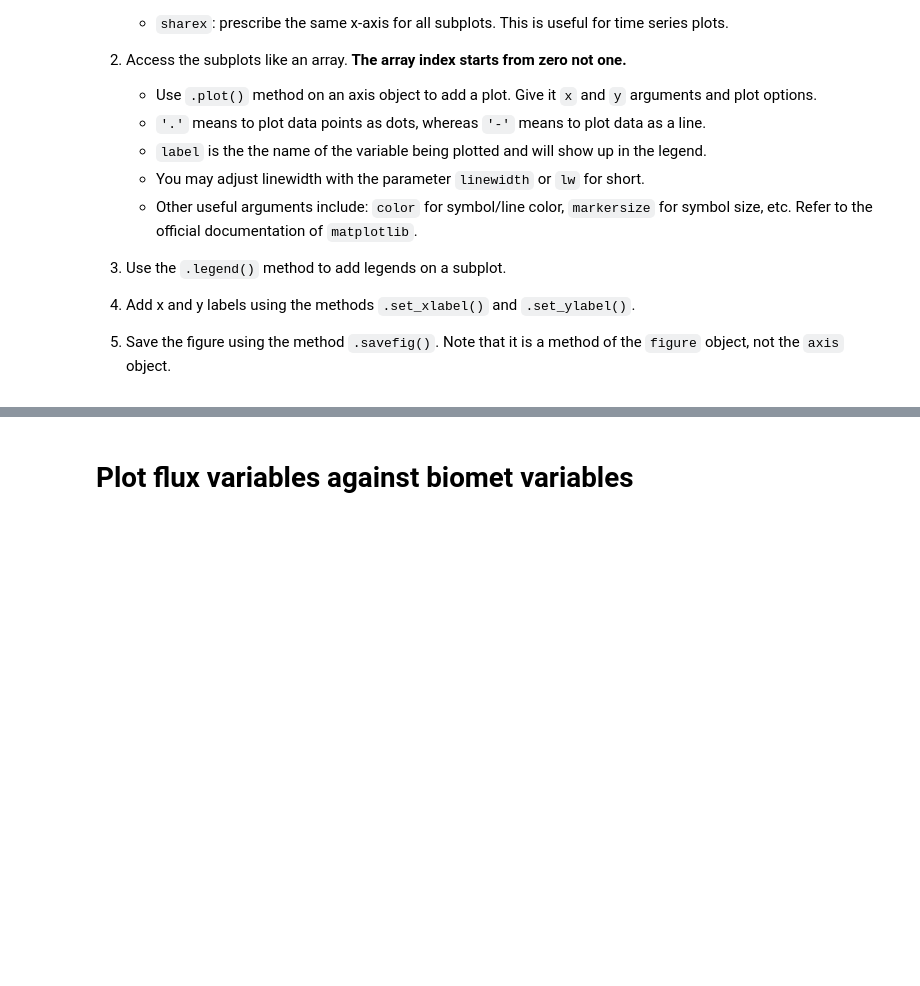
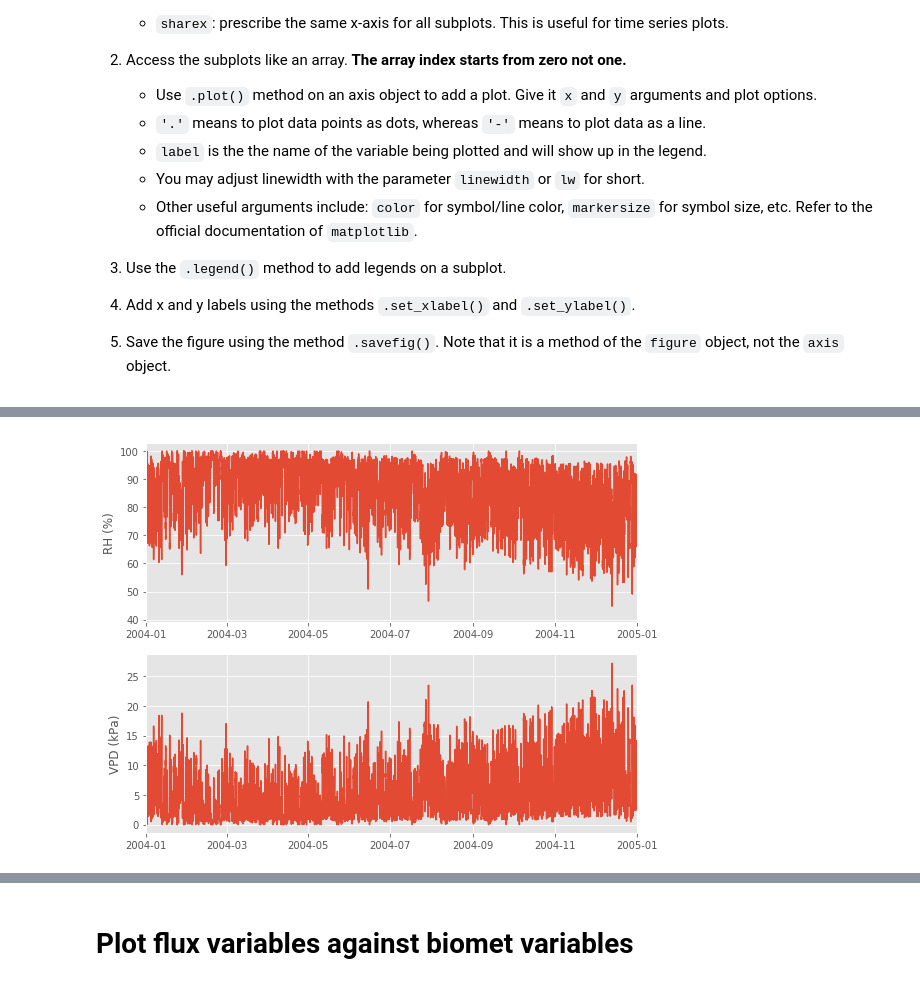
Before and after one commit to geoalchimista/aos155_scripts, a Jupyter notebook: plot_fluxdata.ipynb, the cells around one changed output, grey strips where cells are left out. Saved outputs shown, nothing was run; the diff lists cells and outputs as text; code cells hidden in the pictures; blank space fills up the shorter version.

```diff
--- a/plot_fluxdata.ipynb
+++ b/plot_fluxdata.ipynb
@@ -157,0 +114,22 @@ fig1.tight_layout()
+# %%
+# figure 2: relative humidity and VPD
+fig2, f2ax = plt.subplots(nrows=2, ncols=1, figsize=(8, 6), sharex=True)
+# 'sharex' option enforces the same x axis. useful for time series plots
+
+# relative humidity (PPFD_IN)
+f2ax[0].plot(df_flux['TIMESTAMP_START'], df_flux['RH'], '-', )
+f2ax[0].set_ylabel('RH (%)')
+plt.setp(f2ax[0].get_xticklabels(), visible=True)
+
+# vapor pressure deficit (VPD_F)
+f2ax[1].plot(df_flux['TIMESTAMP_START'], df_flux['VPD_F'], '-', )
+f2ax[1].set_ylabel('VPD (kPa)')
+
+# limit the time range to the subset
+f2ax[1].set_xlim(subset_period)
+
+fig2.tight_layout()  # make subpanels more compact and nicer
+
+# fig2.savefig('./met_var_rh_vpd.png', dpi=300)  # uncomment to save the figure
+# %% [output]
+[figure, added]
```
Also changed, not shown: parts of 17 cells of this notebook, 1 other file.
